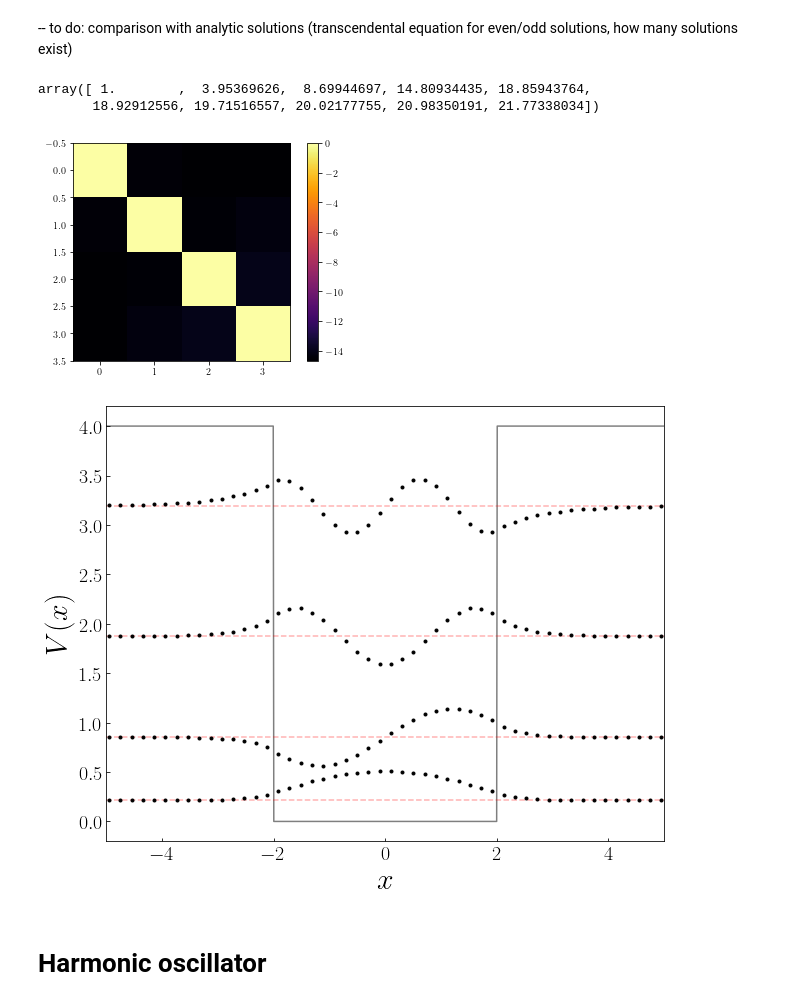
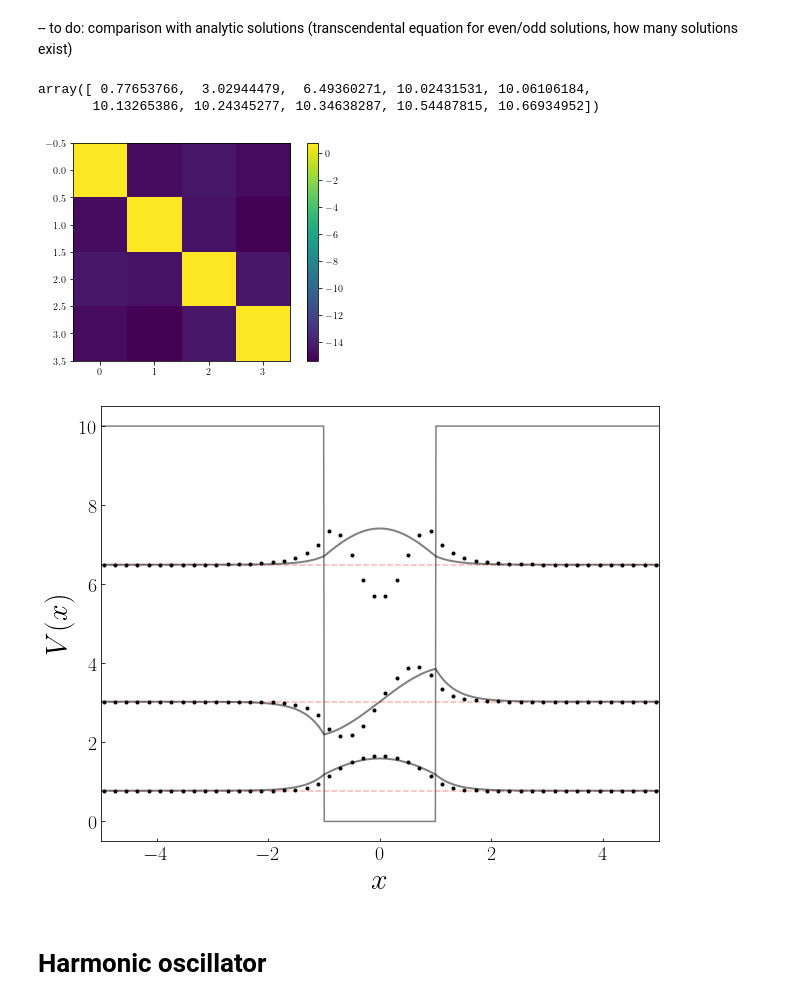
Before and after one commit to rwhitehill/CP-PHYS811-F24, a Jupyter notebook: P3/main.ipynb, the cells around one changed output. Saved outputs shown, nothing was run; the diff lists cells and outputs as text; code cells hidden in the pictures.

```diff
--- a/P3/main.ipynb
+++ b/P3/main.ipynb
@@ -37,9 +38,9 @@ def solve_SE(x0,x1,n,V):
 # %% [markdown]
 ### analytic stuff
 # %%
-A,B,C,D    = sp.symbols(r'A B C D')
-k,kappa,V0 = sp.symbols(r'k \kappa V_0')
-u,a        = sp.symbols(r'u a')
+A,B,C,D      = sp.symbols(r'A B C D')
+k,kappa,V0,a = sp.symbols(r'k \kappa V_0 a',real=True,positive=True)
+u            = sp.Symbol(r'u')
 
 psi1 = A*sp.exp(kappa*u)
 psi2 = B*sp.cos(k*u) + C*sp.sin(k*u)
@@ -113,41 +155,38 @@ plt.show()
 # %% [markdown]
 -- to do: comparison with analytic solutions (transcendental equation for even/odd solutions, how many solutions exist)
 # %%
-def V(t,a=1,V0=1):
-    temp = -V0*(np.abs(t) < a).astype(float) + V0
+def V(t,V0=1):
+    temp = -V0*(np.abs(t) < 1).astype(float) + V0
     return temp
 # %%
-x,E,psi = solve_SE(-10,10,100,lambda t: V(t,a=2,V0=4))
+V0 = 10
+x,E,psi = solve_SE(-10,10,100,lambda t: V(t,V0=V0))
+h  = x[1] - x[0]
+psi = psi/np.sqrt(h)
+
+E[:10]
+# %% [output]
+array([ 0.77653766,  3.02944479,  6.49360271, 10.02431531, 10.06106184,
+       10.13265386, 10.24345277, 10.34638287, 10.54487815, 10.66934952])
-# %%
-E[:10]/E[0]
-# %% [output]
-array([ 1.        ,  3.95369626,  8.69944697, 14.80934435, 18.85943764,
-       18.92912556, 19.71516557, 20.02177755, 20.98350191, 21.77338034])
 # %%
-img = plt.imshow(np.log10(np.abs(psi[:4]@psi[:4].T)),cmap='inferno')
+img = plt.imshow(np.log10(np.abs(psi[:4]@psi[:4].T)),cmap='viridis')
 plt.colorbar(img)
 plt.show()
 # %% [output]
-[figure, old version]
+[figure, new version]
 # %%
 nrows,ncols = 1,1
 fig,ax = plt.subplots(nrows=nrows,ncols=ncols,figsize=(10*ncols,8*nrows))
 
 x_ = np.linspace(-5,5,1000)
-ax.plot(x_,V(x_,a=2,V0=4),color='k',alpha=0.5)
+ax.plot(x_,V(x_,V0=V0),color='k',alpha=0.5)
 
-for i in range(4):
+E_,psi_ = get_finite_well_psi(x_,V0)
+
+for i in range(len(E[E<V0])):
     ax.axhline(E[i],color='r',ls='--',alpha=0.3)
     ax.plot(x,psi[i] + E[i],'k.')
-
-# ax.axhline(E[1],color='r',ls='--',alpha=0.3)
-# ax.plot(x,5*psi[1] + E[1])
-
-# ax.axhline(E[2],color='r',ls='--',alpha=0.3)
-# ax.plot(x,5*psi[2] + E[2])
-
-# ax.axhline(E[3],color='r',ls='--',alpha=0.3)
-# ax.plot(x,5*psi[3] + E[3])
+    ax.plot(x_,psi_[i]+E[i],'k-',lw=2,alpha=0.5)
 
 ax.set_xlim(-5,5)
 ax.set_xlabel(r'$x$',size=30)
@@ -156,4 +195,4 @@ ax.tick_params(axis='both',which='major',labelsize=20,direction='in')
 
 plt.show()
 # %% [output]
-[figure, old version]
+[figure, new version]
```
Also changed, not shown: parts of 12 cells of this notebook.
